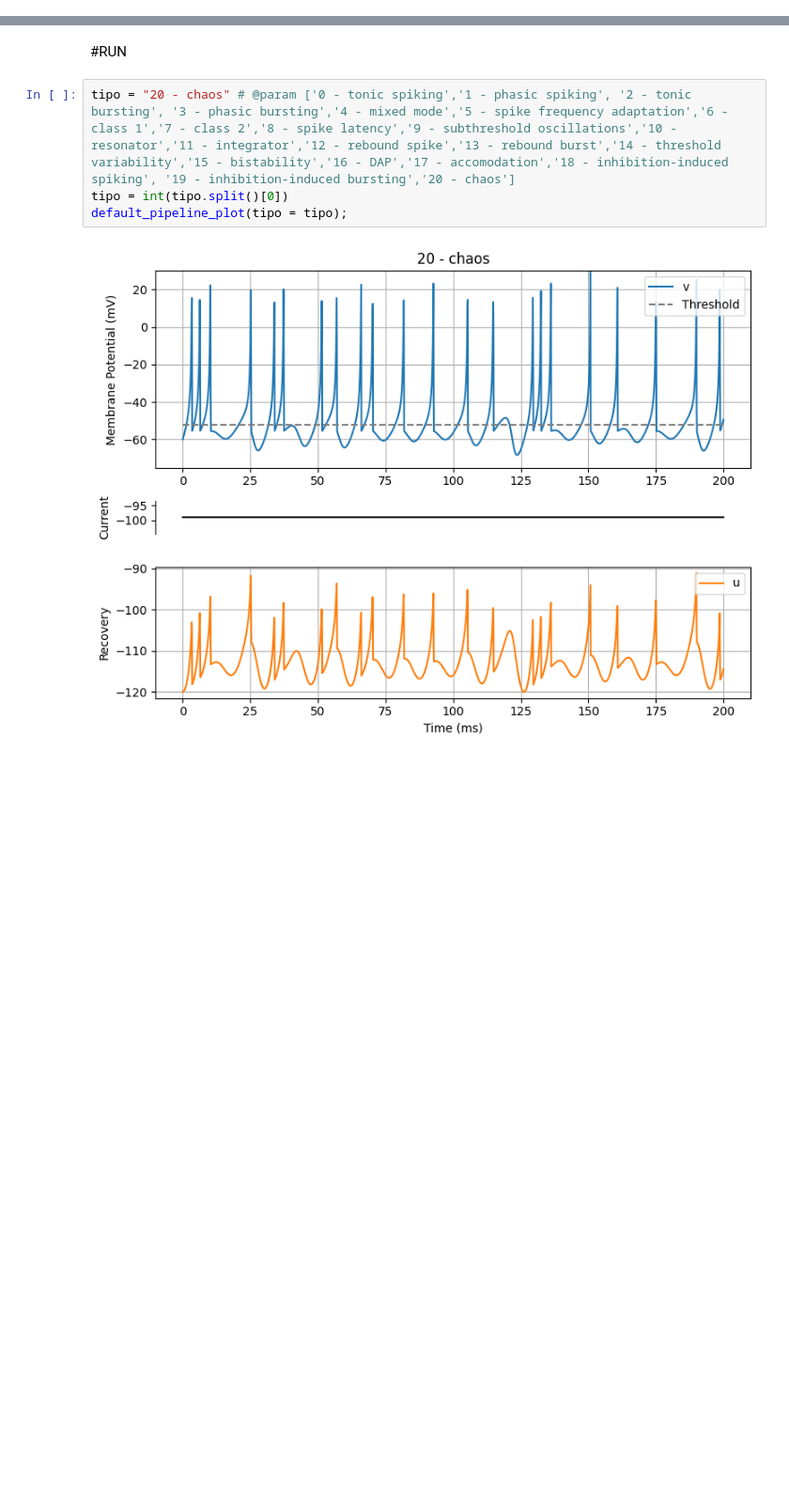
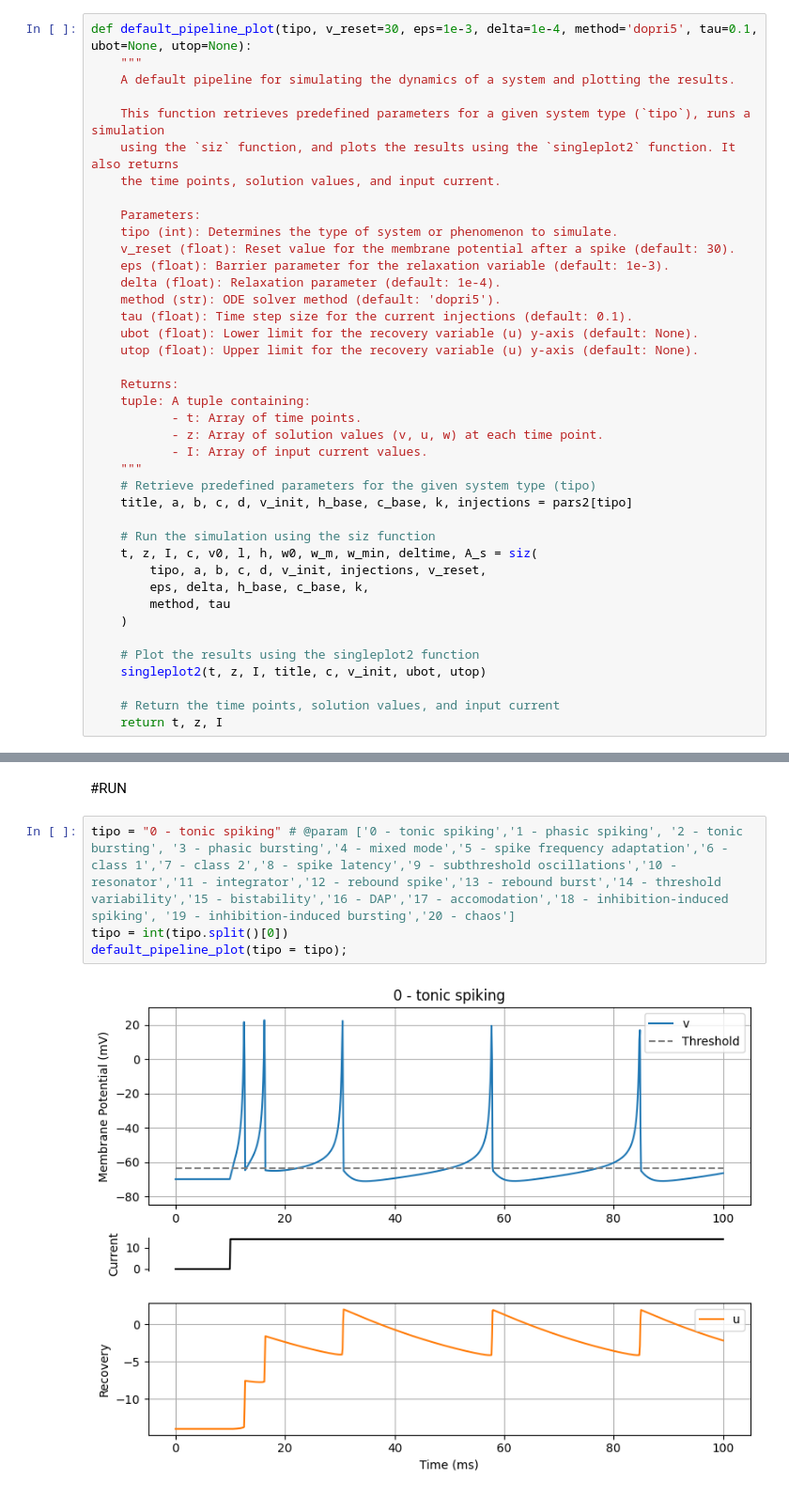
Before and after one commit to gomzi-star/siz, a Jupyter notebook: SIZ_Model.ipynb, the cells around one changed output, grey strips where cells are left out. Shown at 94% size. Saved outputs shown, nothing was run; the diff lists cells and outputs as text; blank space fills up the shorter version.

```diff
--- a/SIZ_Model.ipynb
+++ b/SIZ_Model.ipynb
@@ -190,0 +380,40 @@ def default_pipeline_plot(tipo, v_reset = 30, eps = 1e-3, delta = 1e-4, method =
+# %%
+def default_pipeline_plot(tipo, v_reset=30, eps=1e-3, delta=1e-4, method='dopri5', tau=0.1, ubot=None, utop=None):
+    """
+    A default pipeline for simulating the dynamics of a system and plotting the results.
+
+    This function retrieves predefined parameters for a given system type (`tipo`), runs a simulation
+    using the `siz` function, and plots the results using the `singleplot2` function. It also returns
+    the time points, solution values, and input current.
+
+    Parameters:
+    tipo (int): Determines the type of system or phenomenon to simulate.
+    v_reset (float): Reset value for the membrane potential after a spike (default: 30).
+    eps (float): Barrier parameter for the relaxation variable (default: 1e-3).
+    delta (float): Relaxation parameter (default: 1e-4).
+    method (str): ODE solver method (default: 'dopri5').
+    tau (float): Time step size for the current injections (default: 0.1).
+    ubot (float): Lower limit for the recovery variable (u) y-axis (default: None).
+    utop (float): Upper limit for the recovery variable (u) y-axis (default: None).
+
+    Returns:
+    tuple: A tuple containing:
+           - t: Array of time points.
+           - z: Array of solution values (v, u, w) at each time point.
+           - I: Array of input current values.
+    """
+    # Retrieve predefined parameters for the given system type (tipo)
+    title, a, b, c, d, v_init, h_base, c_base, k, injections = pars2[tipo]
+
+    # Run the simulation using the siz function
+    t, z, I, c, v0, l, h, w0, w_m, w_min, deltime, A_s = siz(
+        tipo, a, b, c, d, v_init, injections, v_reset,
+        eps, delta, h_base, c_base, k,
+        method, tau
+    )
+
+    # Plot the results using the singleplot2 function
+    singleplot2(t, z, I, title, c, v_init, ubot, utop)
+
+    # Return the time points, solution values, and input current
+    return t, z, I
@@ -217,8 +465,8 @@ pars2=[
 # %% [markdown]
 #RUN
 # %%
-tipo = "20 - chaos" # @param ['0 - tonic spiking','1 - phasic spiking', '2 - tonic bursting', '3 - phasic bursting','4 - mixed mode','5 - spike frequency adaptation','6 - class 1','7 - class 2','8 - spike latency','9 - subthreshold oscillations','10 - resonator','11 - integrator','12 - rebound spike','13 - rebound burst','14 - threshold variability','15 - bistability','16 - DAP','17 - accomodation','18 - inhibition-induced spiking', '19 - inhibition-induced bursting','20 - chaos']
+tipo = "0 - tonic spiking" # @param ['0 - tonic spiking','1 - phasic spiking', '2 - tonic bursting', '3 - phasic bursting','4 - mixed mode','5 - spike frequency adaptation','6 - class 1','7 - class 2','8 - spike latency','9 - subthreshold oscillations','10 - resonator','11 - integrator','12 - rebound spike','13 - rebound burst','14 - threshold variability','15 - bistability','16 - DAP','17 - accomodation','18 - inhibition-induced spiking', '19 - inhibition-induced bursting','20 - chaos']
 tipo = int(tipo.split()[0])
 default_pipeline_plot(tipo = tipo);
 # %% [output]
-[figure, old version]
+[figure, new version]
```
Also changed, not shown: parts of 18 cells of this notebook.
